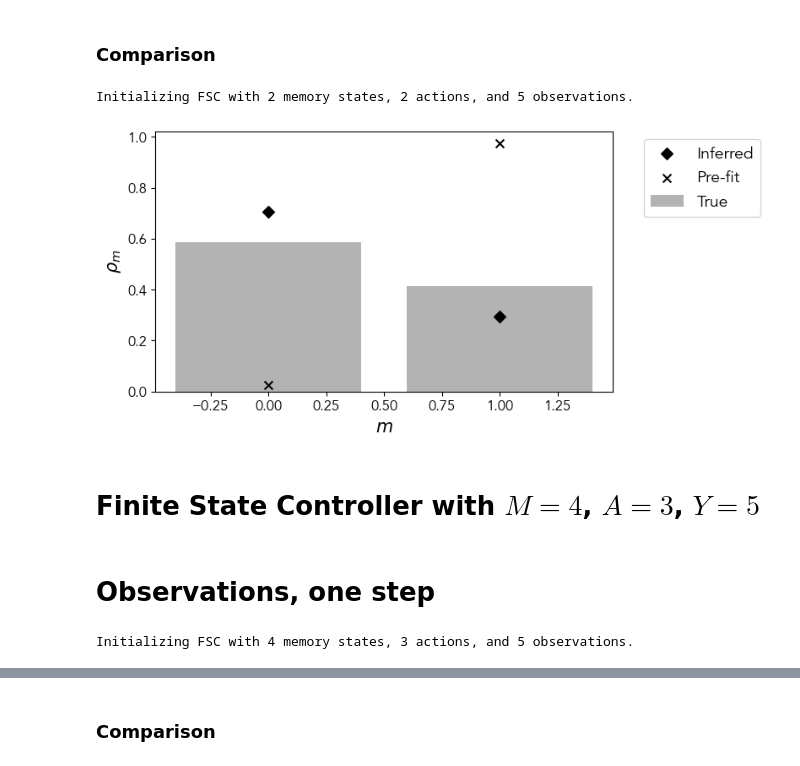
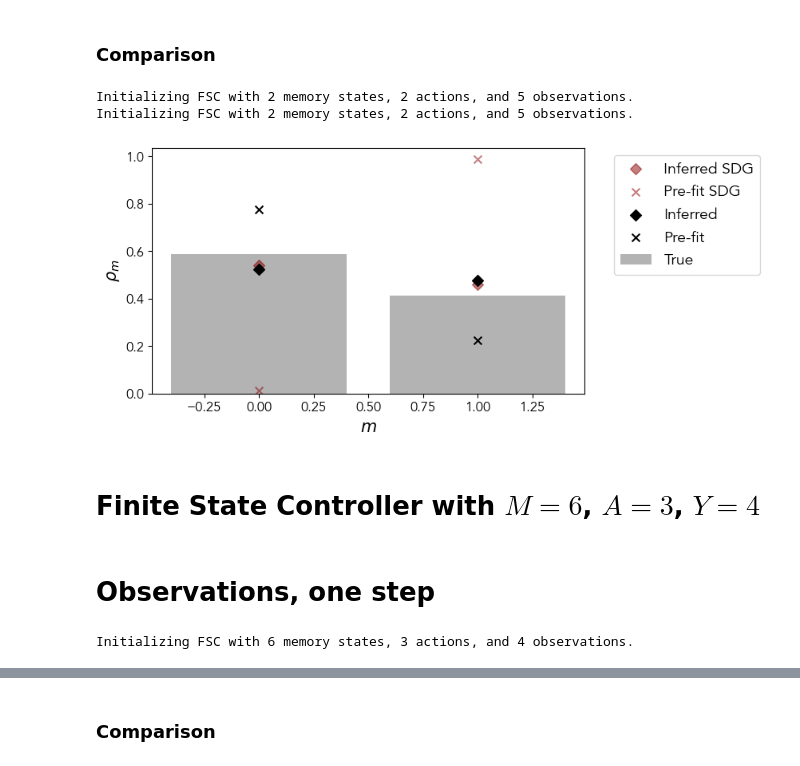
Before and after one commit to giorgionicoletti/InferenceFSCs, a Jupyter notebook: notebooks/FSC_OneStepTrajectory.ipynb, the cells around one changed output, grey strips where cells are left out. Cells and saved outputs as stored; diff of their text form; code cells hidden in the pictures.

```diff
--- a/notebooks/FSC_OneStepTrajectory.ipynb
+++ b/notebooks/FSC_OneStepTrajectory.ipynb
@@ -193,0 +222,5 @@ rho_pre_fit = FSC_tofit.rho.detach().cpu().numpy()
+# %%
+FSC_SDG = FSC_DoubleGrad_InferenceDiscreteObs(M, A, Y, seed = 1234)
+FSC_SDG.load_theta(Theta.astype(np.float32))
+FSC_SDG.load_trajectories(trajectories)
+FSC_SDG.evaluate_nloglikelihood(idx_traj = 0)
@@ -194 +229,4 @@ rho_pre_fit = FSC_tofit.rho.detach().cpu().numpy()
+# %%
+psi_pre_fit_SDG = FSC_SDG.psi.detach().cpu().numpy()
+rho_pre_fit_SDG = FSC_SDG.rho.detach().cpu().numpy()
 # %%
@@ -216,26 +254,35 @@ Epoch 40 - Training loss: 0.6735848236083986, Validation loss: 0.612912948727607
 # %%
 FSC_inferred = FSC_DiscreteObs(FSC_tofit.theta.detach().cpu().double().numpy(),
                                FSC_tofit.psi.detach().cpu().double().numpy(), verbose = True)
+
+FSC_inferred_SDG = FSC_DiscreteObs(FSC_SDG.theta.detach().cpu().double().numpy(),
+                                 FSC_SDG.psi.detach().cpu().double().numpy(), verbose = True)
 # %% [output]
 Initializing FSC with 2 memory states, 2 actions, and 5 observations.
+Initializing FSC with 2 memory states, 2 actions, and 5 observations.
 # %%
 fig, ax = plt.subplots(1,1, figsize=(7,4))
 ax.bar(bins_h, h, color = "dimgray", alpha = 0.5, label = "True")
+
+ax.scatter(np.arange(M), FSC_inferred_SDG.rho, color = "darkred", marker = "D", s = 50, label = "Inferred SDG", alpha = 0.5)
+ax.scatter(np.arange(M), rho_pre_fit_SDG, color = "darkred", marker = "x", s = 50, label = "Pre-fit SDG", alpha = 0.5)
+
 ax.scatter(np.arange(M), FSC_inferred.rho, color = "black", marker = "D", s = 50, label = "Inferred")
 ax.scatter(np.arange(M), rho_pre_fit, color = "black", marker = "x", s = 50, label = "Pre-fit")
+
 
 ax.set_xlabel("$m$", fontsize = 15)
 ax.set_ylabel("$\\rho_m$", fontsize = 15)
 
 ax.tick_params(axis='both', which='major', labelsize=12)
 
 plt.legend(fontsize = 14, bbox_to_anchor=(1.05, 1), loc='upper left')
 
 plt.show()
 # %% [output]
-[figure, old version]
+[figure, new version]
 # %% [markdown]
-# Finite State Controller with $M = 4$, $A = 3$, $Y = 5$
+# Finite State Controller with $M = 6$, $A = 3$, $Y = 4$
 # %% [markdown]
 # Observations, one step
 # %%
@@ -247,17 +294,17 @@ RateMatrixObs = RateMatrixObs + 2*np.eye(Y)
 
 observations = ObsModels.DiscreteMarkovChain(NTraj, NStepsObs, RateMatrixObs, initial_seed = 0)
 # %%
-M = 4
+M = 6
 A = 3
 
-np.random.seed(0)
+np.random.seed(6)
 Theta = np.random.randn(Y, M, M, A)
 
 Psi = np.random.randn(M)
 
 FSC = FSC_DiscreteObs(Theta, Psi, verbose = True)
 # %% [output]
-Initializing FSC with 4 memory states, 3 actions, and 5 observations.
+Initializing FSC with 6 memory states, 3 actions, and 4 observations.
 # %%
 FSC.load_observations(observations)
 # %%
```
Also changed, not shown: parts of 50 cells of this notebook, 4 other files.
